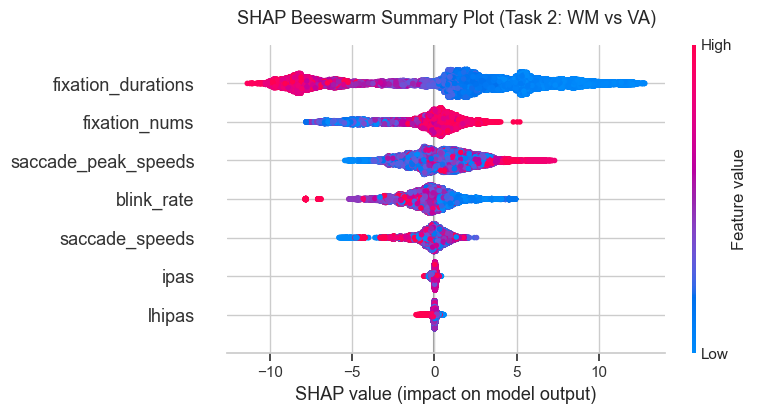
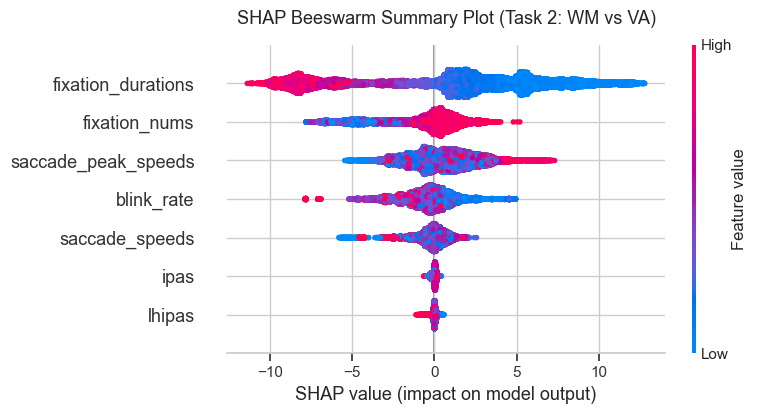
Code edit (unified diff) that turned the first committed figure into the second:
--- before
+++ after
@@ -26,5 +26,5 @@
 plt.title("Global Feature Importance (Task 2: WM vs VA)", fontsize=13, pad=15)
 plt.tight_layout()
-plt.savefig(RESULTS / 'shap_bar_wm_vs_va.png', dpi=150, bbox_inches='tight')
+#plt.savefig(RESULTS / 'shap_bar_wm_vs_va.png', dpi=150, bbox_inches='tight')
 plt.show()
 
@@ -35,5 +35,5 @@
 plt.title("SHAP Beeswarm Summary Plot (Task 2: WM vs VA)", fontsize=13, pad=15)
 plt.tight_layout()
-plt.savefig(RESULTS / 'shap_beeswarm_wm_vs_va.png', dpi=150, bbox_inches='tight')
+#plt.savefig(RESULTS / 'shap_beeswarm_wm_vs_va.png', dpi=150, bbox_inches='tight')
 plt.show()
 
@@ -44,5 +44,5 @@
 plt.title("SHAP Local Explanation for Test Window Sample 0", fontsize=13, pad=15)
 plt.tight_layout()
-plt.savefig(RESULTS / 'shap_waterfall_sample0.png', dpi=150, bbox_inches='tight')
+#plt.savefig(RESULTS / 'shap_waterfall_sample0.png', dpi=150, bbox_inches='tight')
 plt.show()
 

Commit: Added feature feature_importance